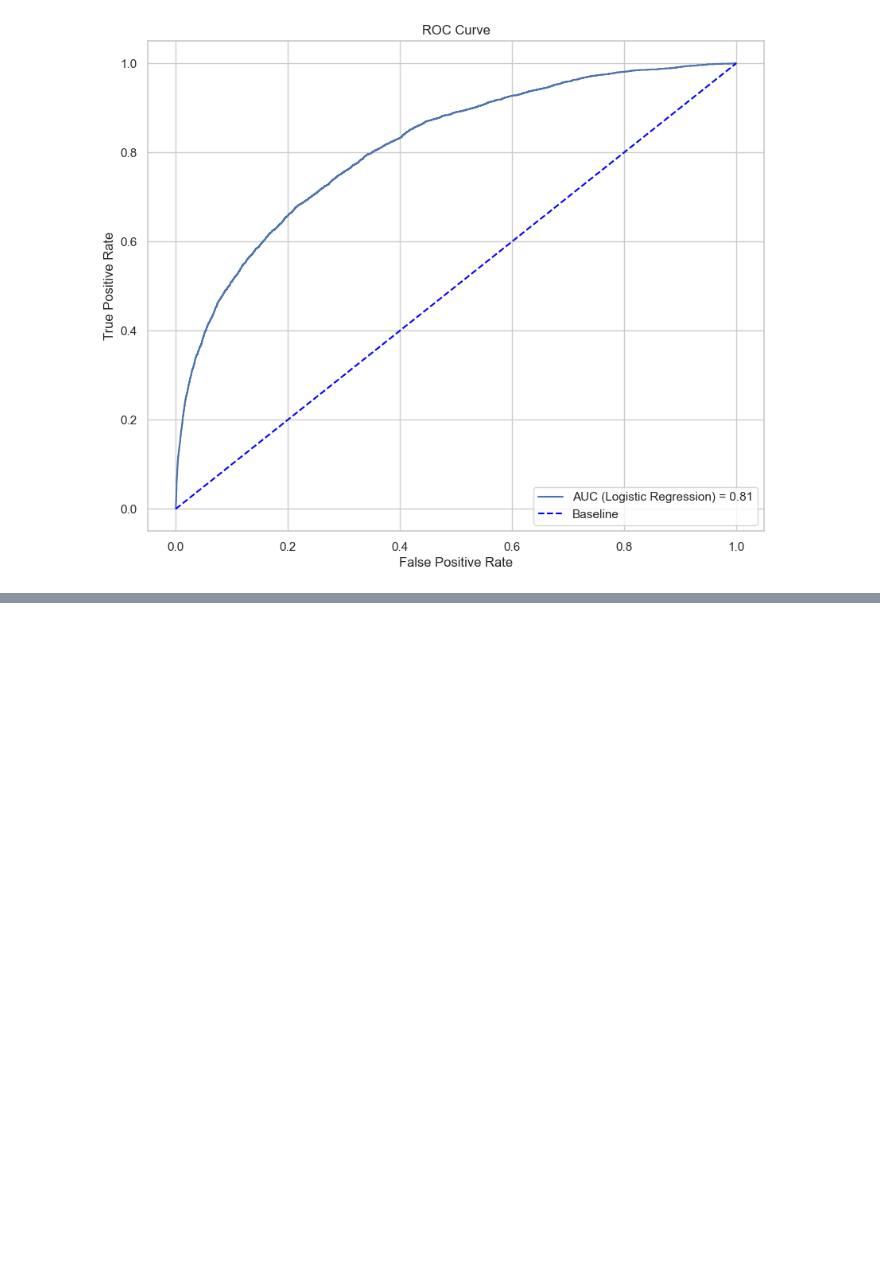
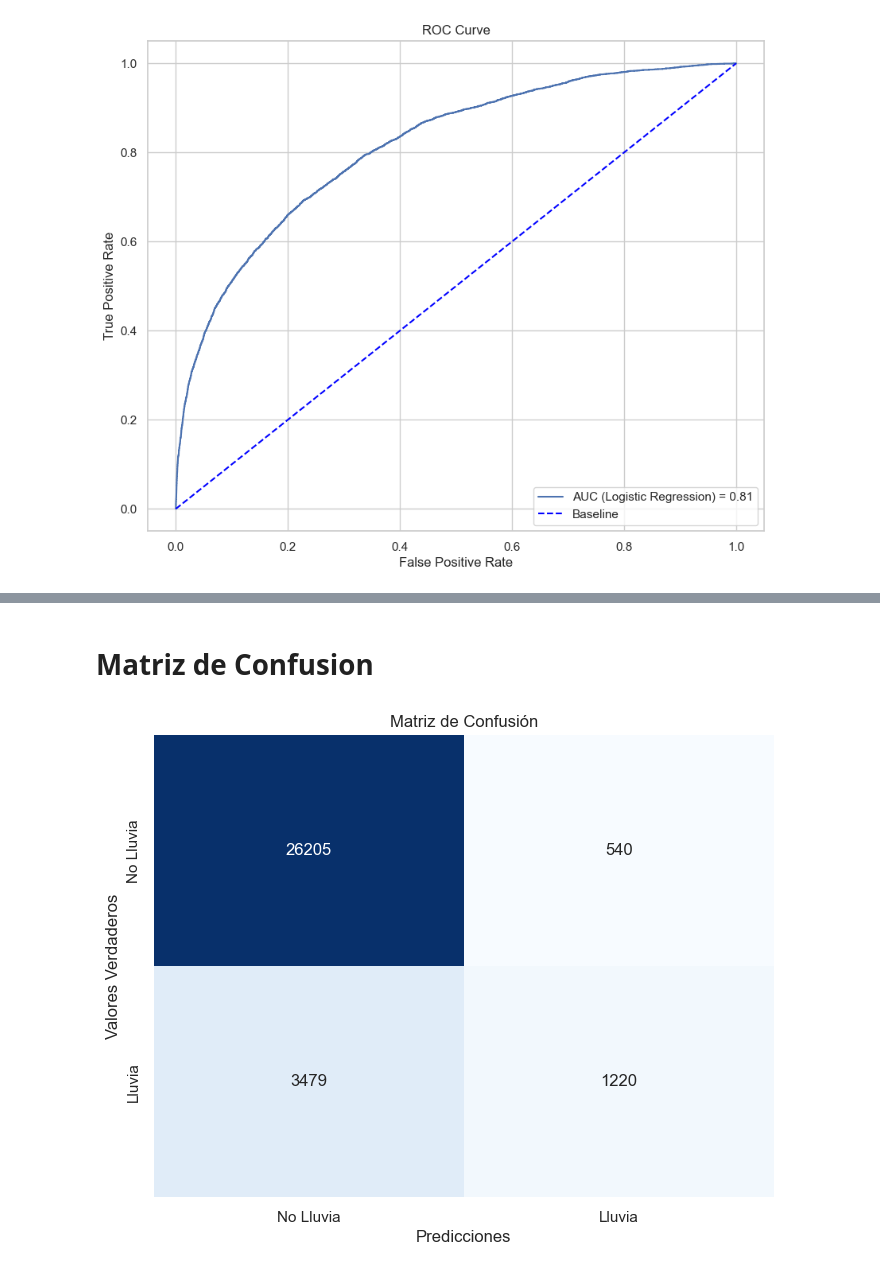
Before and after one commit to mariaRam2003/hdt6_mineria, a Jupyter notebook: HT6-EDA.ipynb, the cells around one changed output, grey strips where cells are left out. Saved outputs shown, nothing was run; the diff lists cells and outputs as text; code cells hidden in the pictures; blank space fills up the shorter version.

Commit message:
Matriz de Confusion

```diff
--- a/HT6-EDA.ipynb
+++ b/HT6-EDA.ipynb
@@ -954,0 +955,20 @@ El área bajo la curva ROC es:  0.8131304174812198
+# %% [markdown]
+# Matriz de Confusion
+# %%
+from sklearn.metrics import confusion_matrix
+import matplotlib.pyplot as plt
+import seaborn as sns
+
+# Calcular la matriz de confusión
+conf_matrix = confusion_matrix(y_test, y_pred)
+
+# Crear el heatmap de la matriz de confusión
+plt.figure(figsize=(8, 6))
+sns.heatmap(conf_matrix, annot=True, fmt='d', cmap='Blues', cbar=False,
+            xticklabels=['No Lluvia', 'Lluvia'], yticklabels=['No Lluvia', 'Lluvia'])
+plt.xlabel('Predicciones')
+plt.ylabel('Valores Verdaderos')
+plt.title('Matriz de Confusión')
+plt.show()
+# %% [output]
+[figure, added]
```
Also changed, not shown: parts of 3 cells of this notebook.
